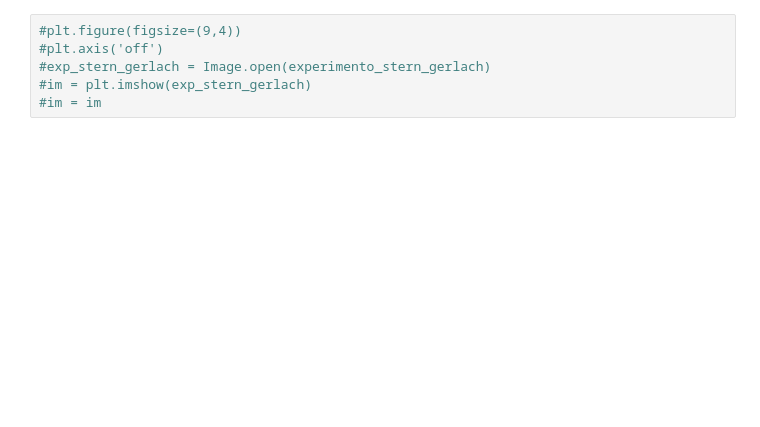
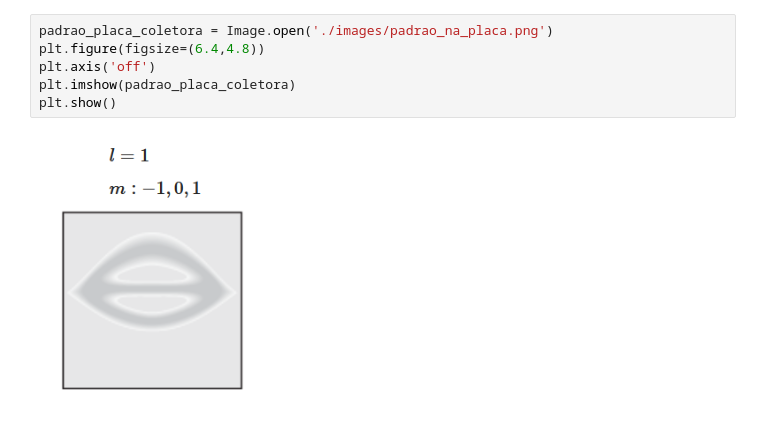
Before and after one commit to ConradBitt/LaboratorioFisicaModerna, a Jupyter notebook: Experimento de Stern-Gerlach.ipynb, the cells around one changed output. Cells and saved outputs as stored; diff of their text form; blank space fills up the shorter version.

```diff
--- a/Experimento de Stern-Gerlach.ipynb
+++ b/Experimento de Stern-Gerlach.ipynb
@@ -33,6 +46,8 @@ experimento_stern_gerlach = './images/esquema_experimento_stern_gerlach.png'
 # %%
-#plt.figure(figsize=(9,4))
-#plt.axis('off')
-#exp_stern_gerlach = Image.open(experimento_stern_gerlach)
-#im = plt.imshow(exp_stern_gerlach)
-#im = im
+padrao_placa_coletora = Image.open('./images/padrao_na_placa.png')
+plt.figure(figsize=(6.4,4.8))
+plt.axis('off')
+plt.imshow(padrao_placa_coletora)
+plt.show()
+# %% [output]
+[figure, added]
```
Also changed, not shown: parts of 19 cells of this notebook, 3 other files.
